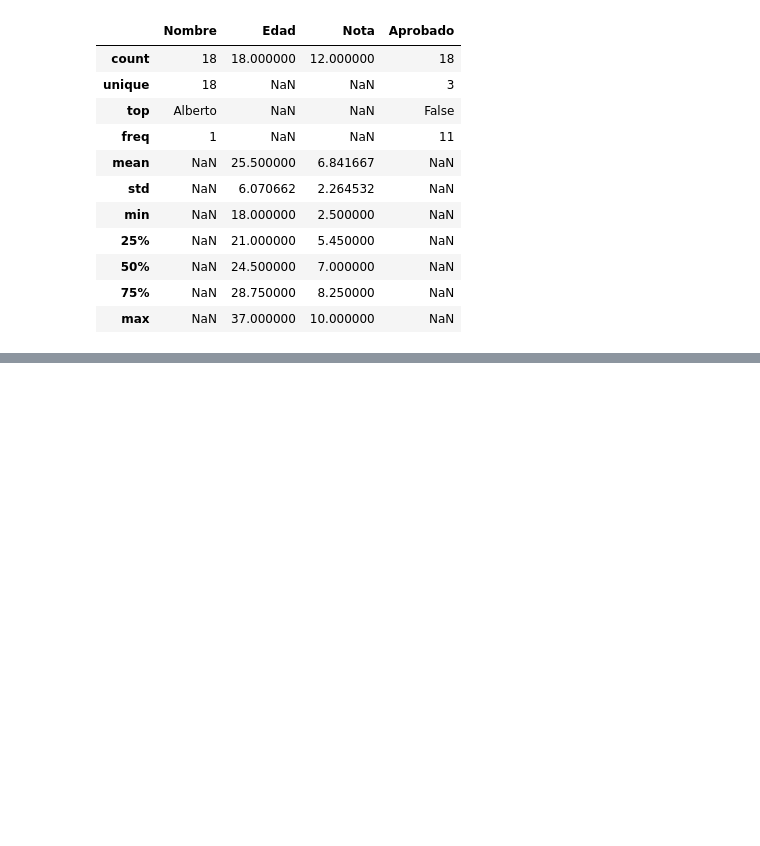
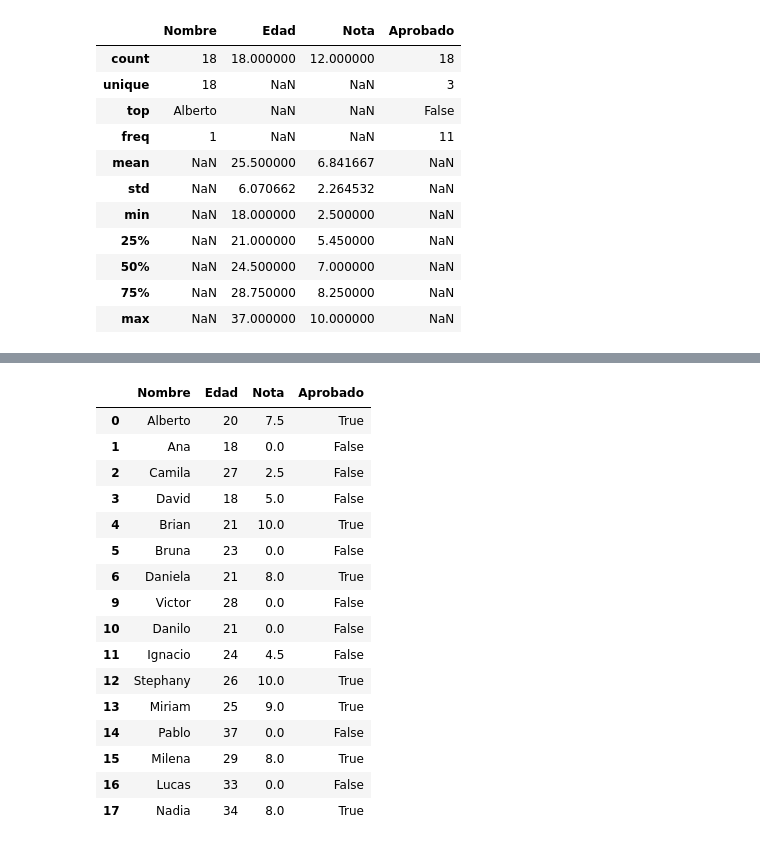
Before and after one commit to retutux-arch/Python_Data_Science_practica, a Jupyter notebook: vamos_a_practicar_Pandas_conociendo_la_biblioteca_.ipynb, the cells around one changed output, grey strips where cells are left out. Cells and saved outputs as stored; diff of their text form; code cells hidden in the pictures; blank space fills up the shorter version.

Commit message:
Práctica bibliotecas pandas 2.1 completado

```diff
--- a/vamos_a_practicar_Pandas_conociendo_la_biblioteca_.ipynb
+++ b/vamos_a_practicar_Pandas_conociendo_la_biblioteca_.ipynb
@@ -155,0 +253,31 @@ datos_alumnos.describe(include='all')
+# %%
+# con el metodo ".eplace" cambiamos Verdadero por True
+datos_alumnos['Aprobado'] = datos_alumnos['Aprobado'].replace('Verdadero', True)
+#
+#datos_alumnos.loc[datos_alumnos['Aprobado'] == 'Verdadero', 'Aprobado'] = True
+# %%
+# Los datos de la columna "Aprobados son objetos no bool, por lo cual reguilarizamos"
+# Aseguramos que la columna 'Aprobado' sea de tipo string para un mapeo consistente
+datos_alumnos['Aprobado'] = datos_alumnos['Aprobado'].astype(str)
+
+# Definimos un diccionario de mapeo para convertir strings a booleanos
+# Esto manejará 'Verdadero', 'True' y 'False' correctamente
+conversion_map = {
+    'Verdadero': True,
+    'True': True,
+    'False': False
+}
+
+# Aplicamos el mapeo a la columna 'Aprobado'
+datos_alumnos['Aprobado'] = datos_alumnos['Aprobado'].map(conversion_map)
+
+# Ahora, convertimos explícitamente la columna a tipo booleano.
+# Esto es importante para asegurar que Pandas la reconozca como 'bool' y no 'object'.
+datos_alumnos['Aprobado'] = datos_alumnos['Aprobado'].astype(bool)
+
+# Filtramos solo a los estudiantes que fueron aprobados
+df_alumnos_aprobados = datos_alumnos.loc[datos_alumnos['Aprobado'] == True]
+
+# Mostramos el DataFrame filtrado y el tipo de dato de la columna 'Aprobado' para verificar
+display(df_alumnos_aprobados)
+display(datos_alumnos['Aprobado'].dtypes)
@@ -155,0 +339,24 @@ datos_alumnos.describe(include='all')
+# %%
+# Reemplazamos las calificaciones de 7.0 por 8.0 en la columna 'Nota' del DataFrame original 'datos_alumnos'
+datos_alumnos['Nota'] = datos_alumnos['Nota'].replace(7.0, 8.0)
+
+# Mostramos el DataFrame para verificar los cambios
+display(datos_alumnos)
+# %% [output]
+|  | Nombre | Edad | Nota | Aprobado |
+| 0 | Alberto | 20 | 7.5 | True |
+| 1 | Ana | 18 | 0.0 | False |
+| 2 | Camila | 27 | 2.5 | False |
+| 3 | David | 18 | 5.0 | False |
+| 4 | Brian | 21 | 10.0 | True |
+| 5 | Bruna | 23 | 0.0 | False |
+| 6 | Daniela | 21 | 8.0 | True |
+| 9 | Victor | 28 | 0.0 | False |
+| 10 | Danilo | 21 | 0.0 | False |
+| 11 | Ignacio | 24 | 4.5 | False |
+| 12 | Stephany | 26 | 10.0 | True |
+| 13 | Miriam | 25 | 9.0 | True |
+| 14 | Pablo | 37 | 0.0 | False |
+| 15 | Milena | 29 | 8.0 | True |
+| 16 | Lucas | 33 | 0.0 | False |
+| 17 | Nadia | 34 | 8.0 | True |
```
Also changed, not shown: parts of 25 cells of this notebook.
